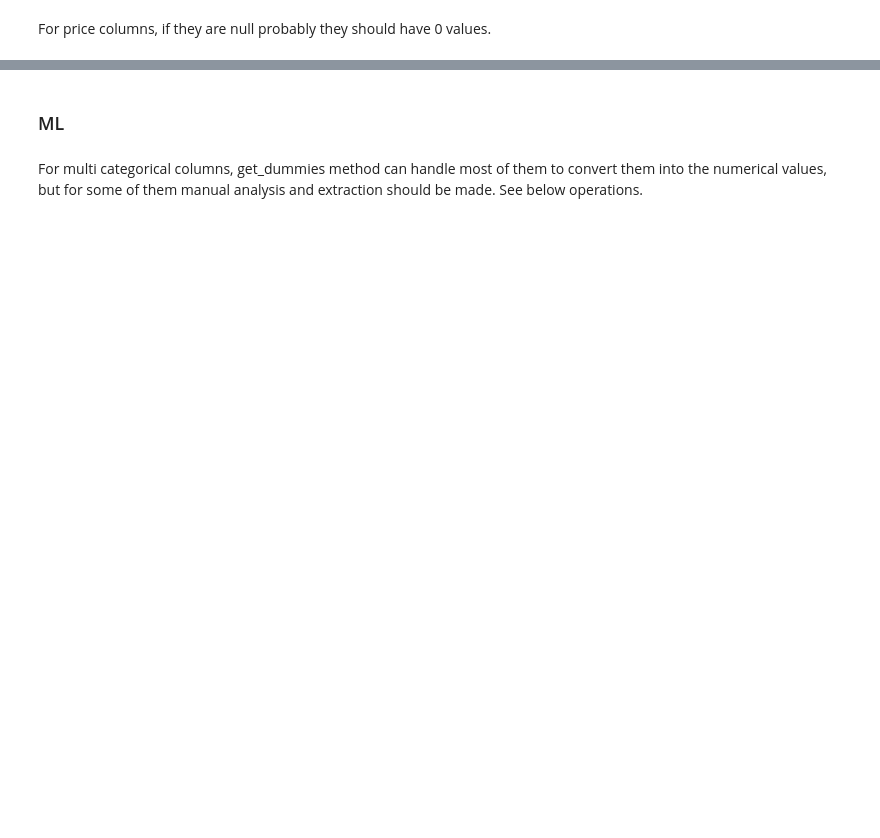
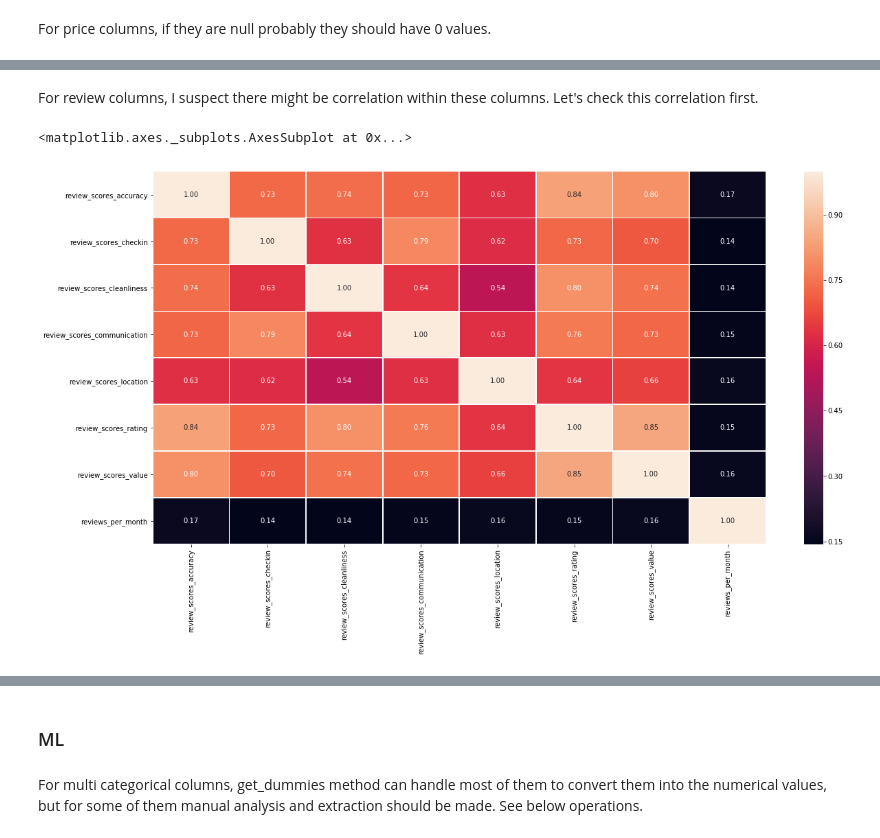
Before and after one commit to kavasoglu/airbnb_istanbul, a Jupyter notebook: airbnb_istanbul-detailed.ipynb, the cells around one changed output, grey strips where cells are left out. Cells and saved outputs as stored; diff of their text form; code cells hidden in the pictures; blank space fills up the shorter version.

Commit message:
Add further feature processing - the most successful model: kNN with score 0.634

```diff
--- a/airbnb_istanbul-detailed.ipynb
+++ b/airbnb_istanbul-detailed.ipynb
@@ -594,0 +633,4 @@ array([[<matplotlib.axes._subplots.AxesSubplot object at 0x...>,
+# %%
+objects_processed.last_review_diff = pd.cut(objects_processed.last_review_diff, bins=[0, 50, 10000], labels=['<=50', '>50'], right=False)
+objects_processed.last_review_diff = objects_processed.last_review_diff.cat.add_categories(['unknown'])
+objects_processed.last_review_diff.fillna('unknown',inplace=True)
@@ -594,0 +652,16 @@ array([[<matplotlib.axes._subplots.AxesSubplot object at 0x...>,
+# %%
+median_cols = ['host_listings_count','host_since_diff']
+
+for column in median_cols:
+    median_value=objects_processed[column].median()
+    objects_processed[column]=objects_processed[column].fillna(median_value)
+# %% [markdown]
+For review columns, I suspect there might be correlation within these columns. Let's check this correlation first.
+# %%
+reviews = ['review_scores_accuracy','review_scores_checkin','review_scores_cleanliness','review_scores_communication','review_scores_location','review_scores_rating','review_scores_value','reviews_per_month']
+
+plt.figure(figsize = (20,10))
+sns.heatmap(objects_processed[reviews].corr(), annot=True, fmt='.2f', linewidths=.8)
+# %% [output]
+<matplotlib.axes._subplots.AxesSubplot at 0x...>
+[figure, added]
```
Also changed, not shown: parts of 149 cells of this notebook.
